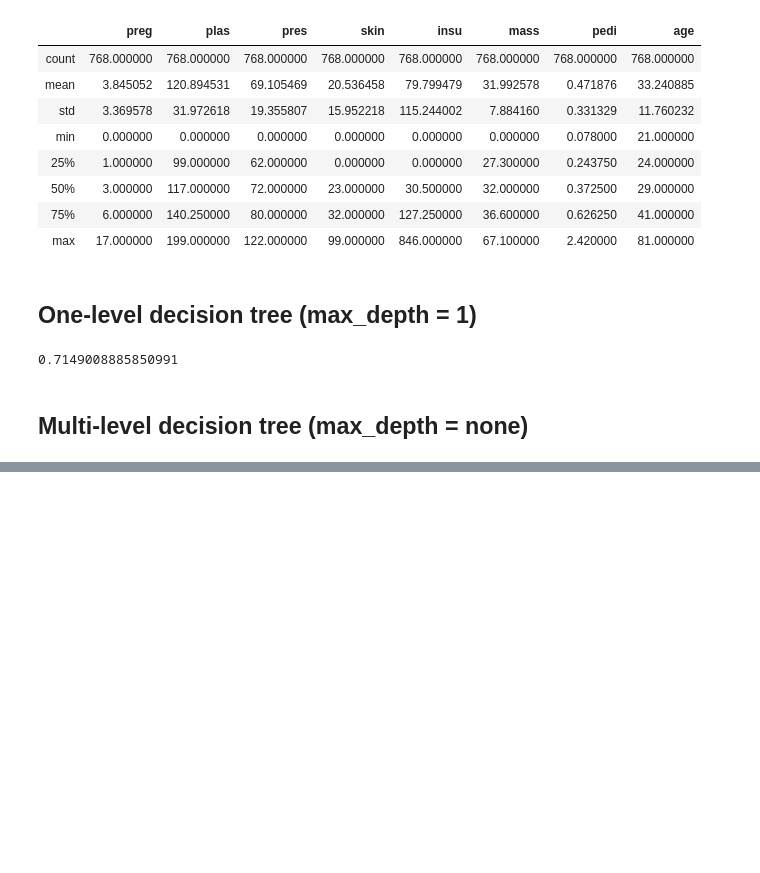
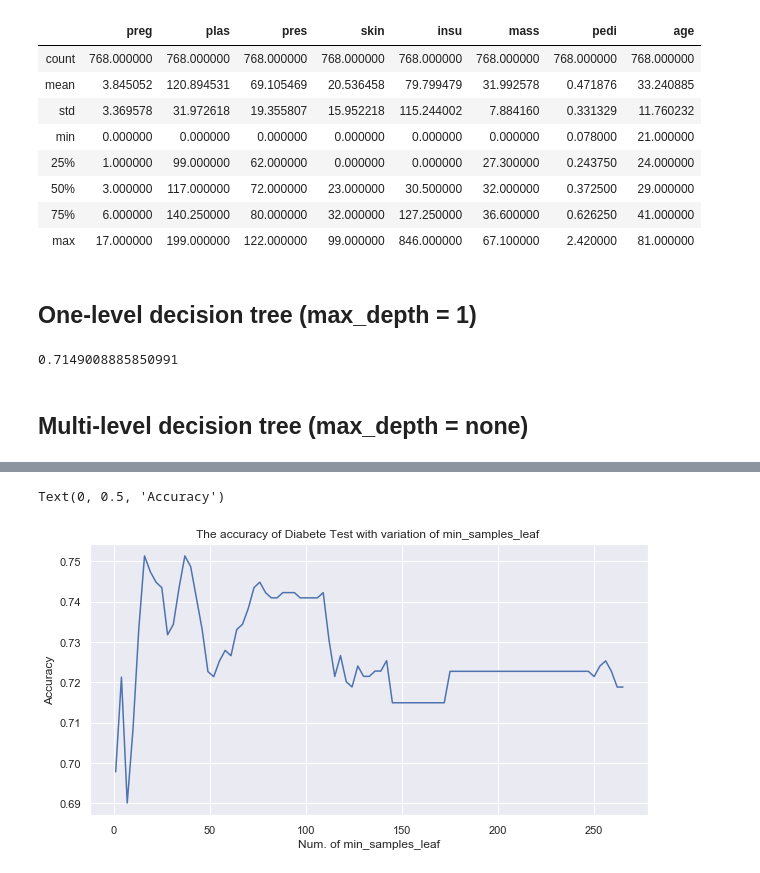
Before and after one commit to A2Zntu/ML_HW, a Jupyter notebook: Lab1/DecisionTree_Lab1.ipynb, the cells around one changed output, grey strips where cells are left out. Cells and saved outputs as stored; diff of their text form; code cells hidden in the pictures; blank space fills up the shorter version.

```diff
--- a/Lab1/DecisionTree_Lab1.ipynb
+++ b/Lab1/DecisionTree_Lab1.ipynb
@@ -187,6 +181,9 @@ for i in range(1, min_size , 3):
 # %%
 plt.figure(figsize=(10,5))
 plt.plot(x_axis, list_accuracy)
-plt.title("The accuracy of Breast Test with variation of min_samples_leaf ")
+plt.title("The accuracy of Diabete Test with variation of min_samples_leaf ")
 plt.xlabel("Num. of min_samples_leaf")
 plt.ylabel("Accuracy")
+# %% [output]
+Text(0, 0.5, 'Accuracy')
+[figure, added]
```
Also changed, not shown: parts of 3 cells of this notebook, 1 other file.
